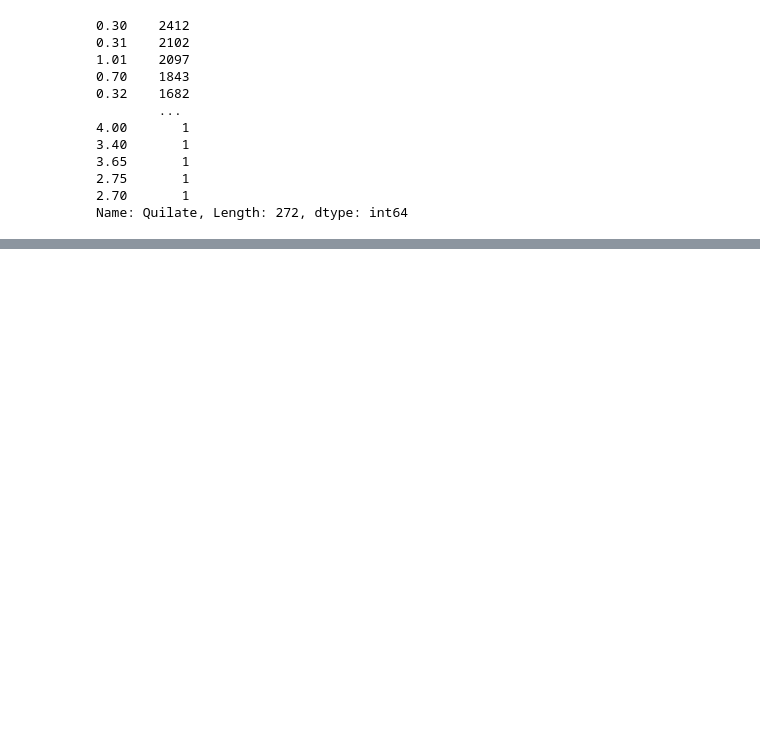
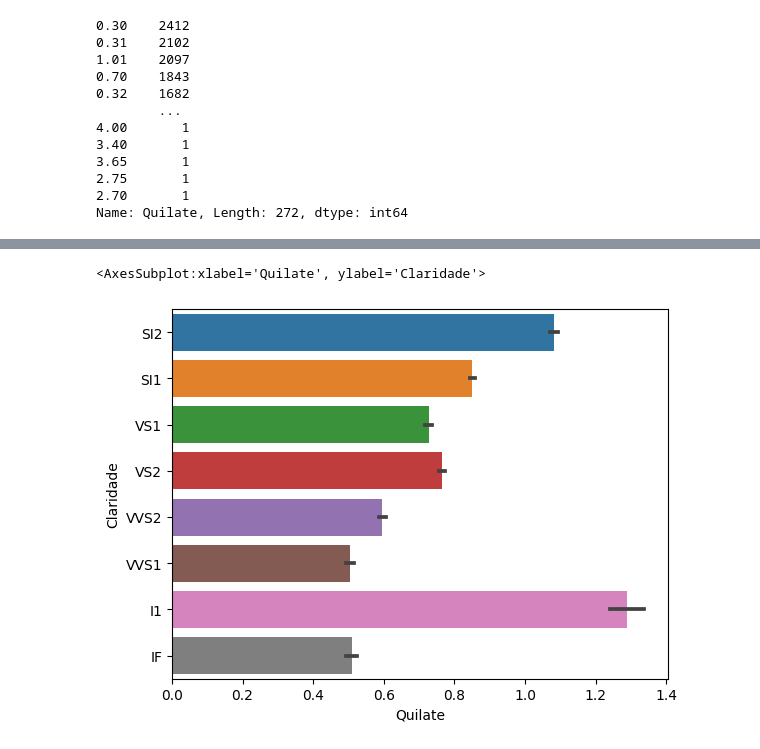
Before and after one commit to Marlon-Santiago/Analisando_Diamantes, a Jupyter notebook: analizando_Diamantes.ipynb, the cells around one changed output, grey strips where cells are left out. Cells and saved outputs as stored; diff of their text form; code cells hidden in the pictures; blank space fills up the shorter version.

```diff
--- a/analizando_Diamantes.ipynb
+++ b/analizando_Diamantes.ipynb
@@ -131,0 +144,5 @@ Name: Quilate, Length: 272, dtype: int64
+# %%
+sns.barplot(x = dados.Quilate, y = dados.Claridade, data = dados)
+# %% [output]
+<AxesSubplot:xlabel='Quilate', ylabel='Claridade'>
+[figure, added]
```
Also changed, not shown: parts of 5 cells of this notebook.
